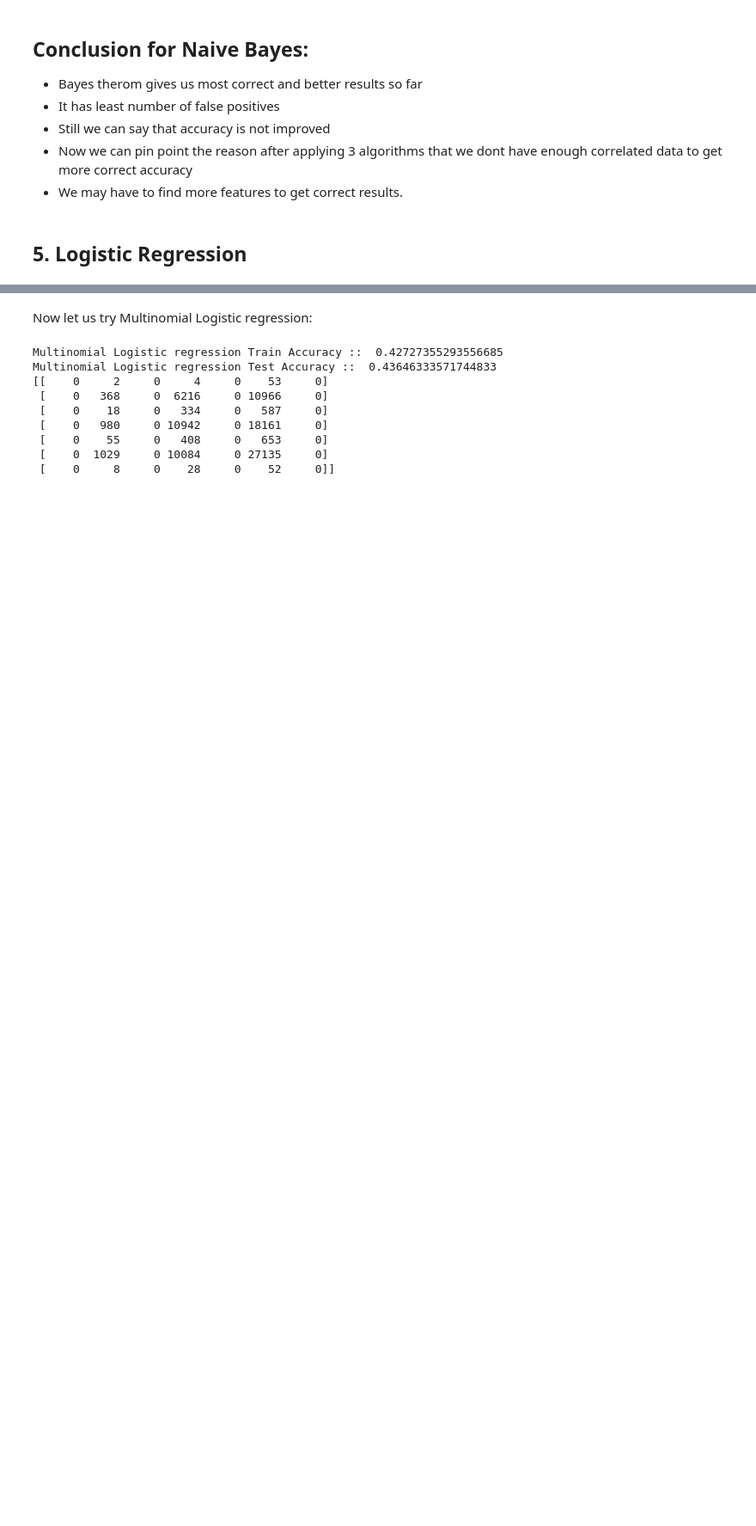
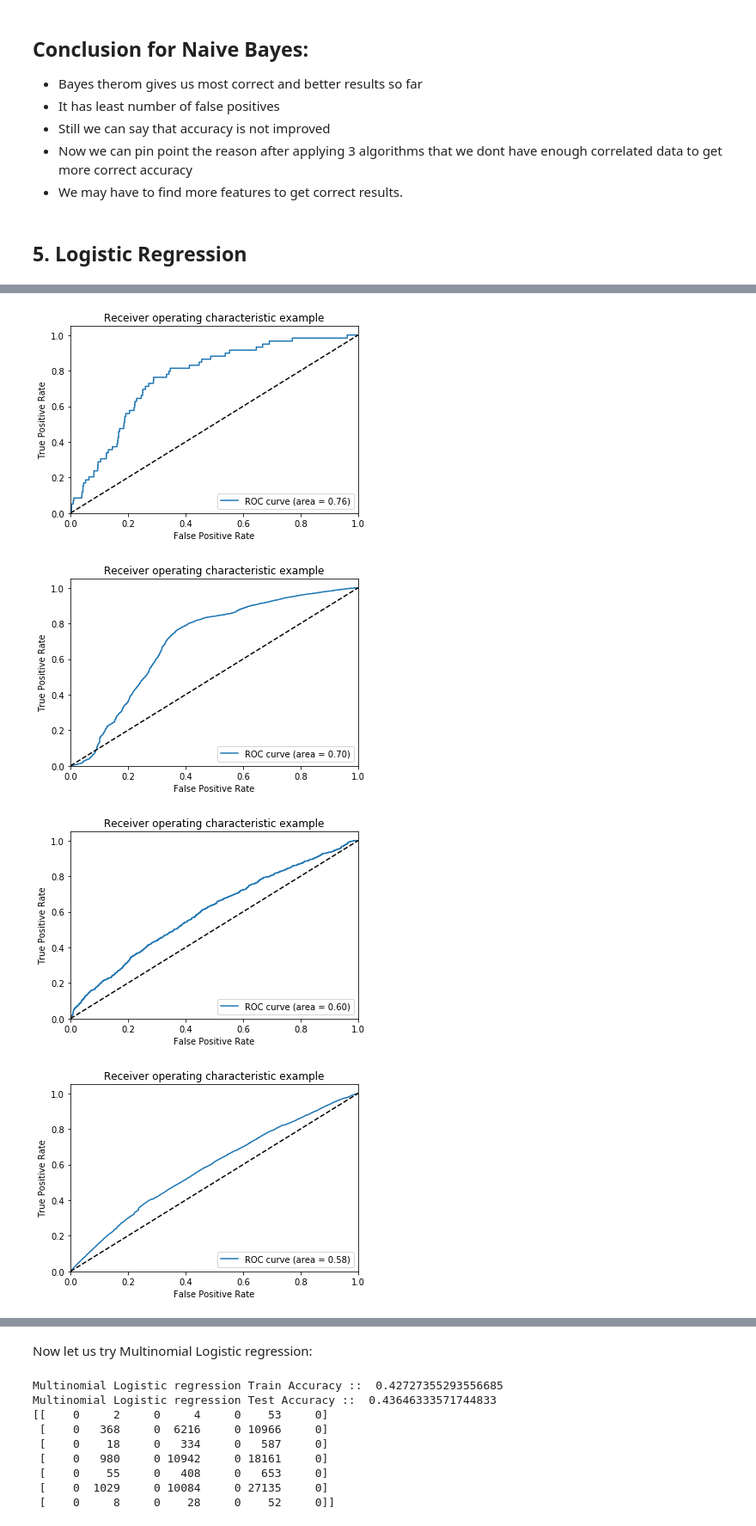
Before and after one commit to prashantvikramsingh/FAERS-FinalProject, a Jupyter notebook: FAERS-NeuralNetwork.ipynb, the cells around one changed output, grey strips where cells are left out. Shown at 86% size. Saved outputs shown, nothing was run; the diff lists cells and outputs as text; code cells hidden in the pictures; blank space fills up the shorter version.

```diff
--- a/FAERS-NeuralNetwork.ipynb
+++ b/FAERS-NeuralNetwork.ipynb
@@ -482,33 +433,38 @@ Logistic regression Test Accuracy ::  0.43451063201752893
 # %%
 from sklearn.metrics import roc_curve, auc
 from sklearn.multiclass import OneVsRestClassifier
 from sklearn import linear_model
 import matplotlib.pyplot as plt
 
 n_classes = 7
 
 # classifier
 clf = OneVsRestClassifier(linear_model.LogisticRegression())
 y_score = clf.fit(train_num_df_X, outcome_num_train_y).decision_function(test_num_df_X)
 # Compute ROC curve and ROC area for each class
 fpr = dict()
 tpr = dict()
 roc_auc = dict()
 for i in range(n_classes):
     A=np.array(outcome_num_test_y)==i
     A=A.astype(int)
     fpr[i], tpr[i], _ = roc_curve(A, y_score[:, i])
     roc_auc[i] = auc(fpr[i], tpr[i])
 
 # Plot of a ROC curve for a specific class
-# for i in range(n_classes):
-#     plt.figure()
-#     plt.plot(fpr[i], tpr[i], label='ROC curve (area = %0.2f)' % roc_auc[i])
-#     plt.plot([0, 1], [0, 1], 'k--')
-#     plt.xlim([0.0, 1.0])
-#     plt.ylim([0.0, 1.05])
-#     plt.xlabel('False Positive Rate')
-#     plt.ylabel('True Positive Rate')
-#     plt.title('Receiver operating characteristic example')
-#     plt.legend(loc="lower right")
-#     plt.show()
+for i in range(n_classes):
+    plt.figure()
+    plt.plot(fpr[i], tpr[i], label='ROC curve (area = %0.2f)' % roc_auc[i])
+    plt.plot([0, 1], [0, 1], 'k--')
+    plt.xlim([0.0, 1.0])
+    plt.ylim([0.0, 1.05])
+    plt.xlabel('False Positive Rate')
+    plt.ylabel('True Positive Rate')
+    plt.title('Receiver operating characteristic example')
+    plt.legend(loc="lower right")
+    plt.show()
+# %% [output]
+[figure, added]
+[figure, added]
+[figure, added]
+[figure, added]
```
Also changed, not shown: parts of 19 cells of this notebook.
